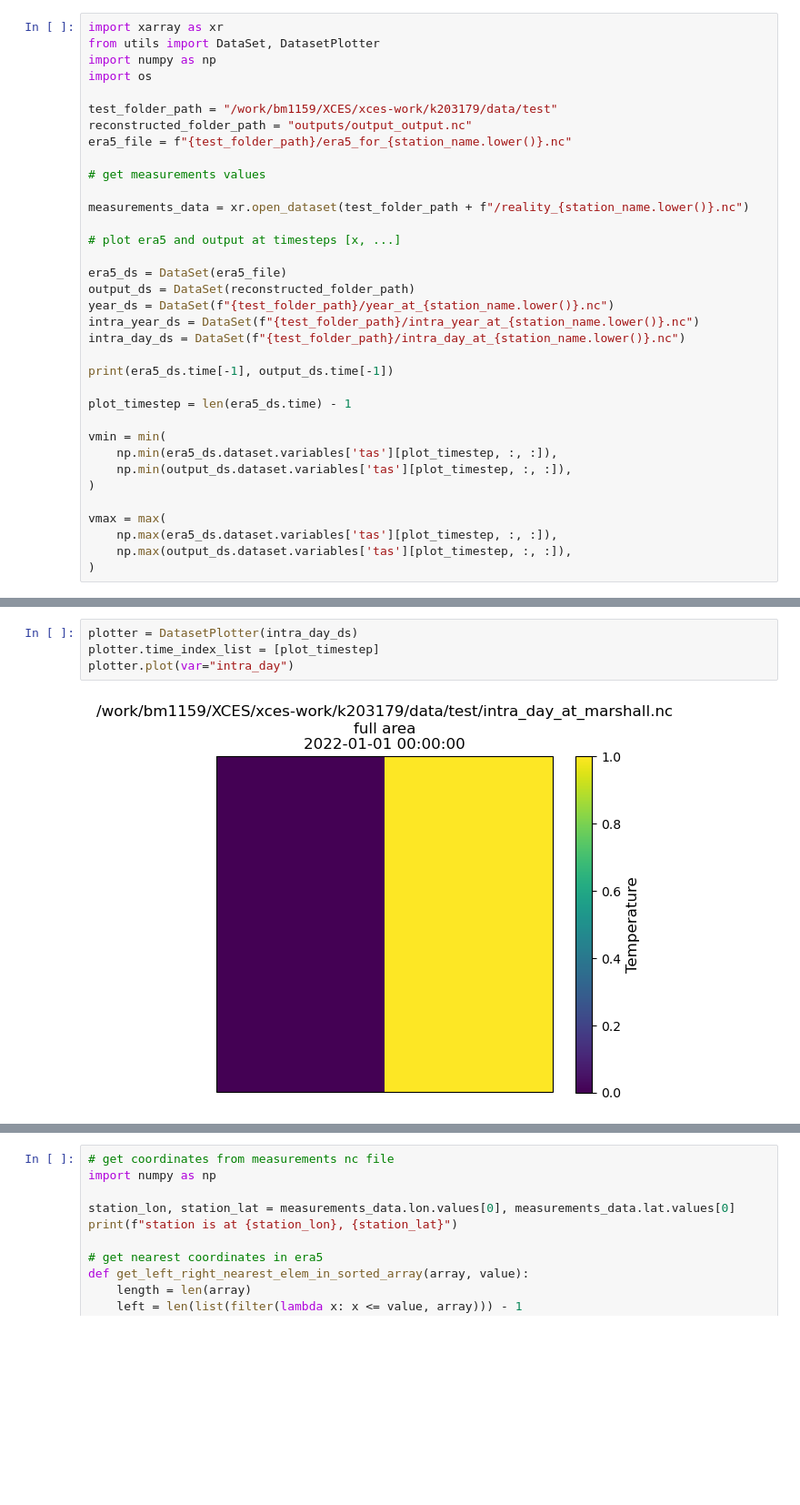
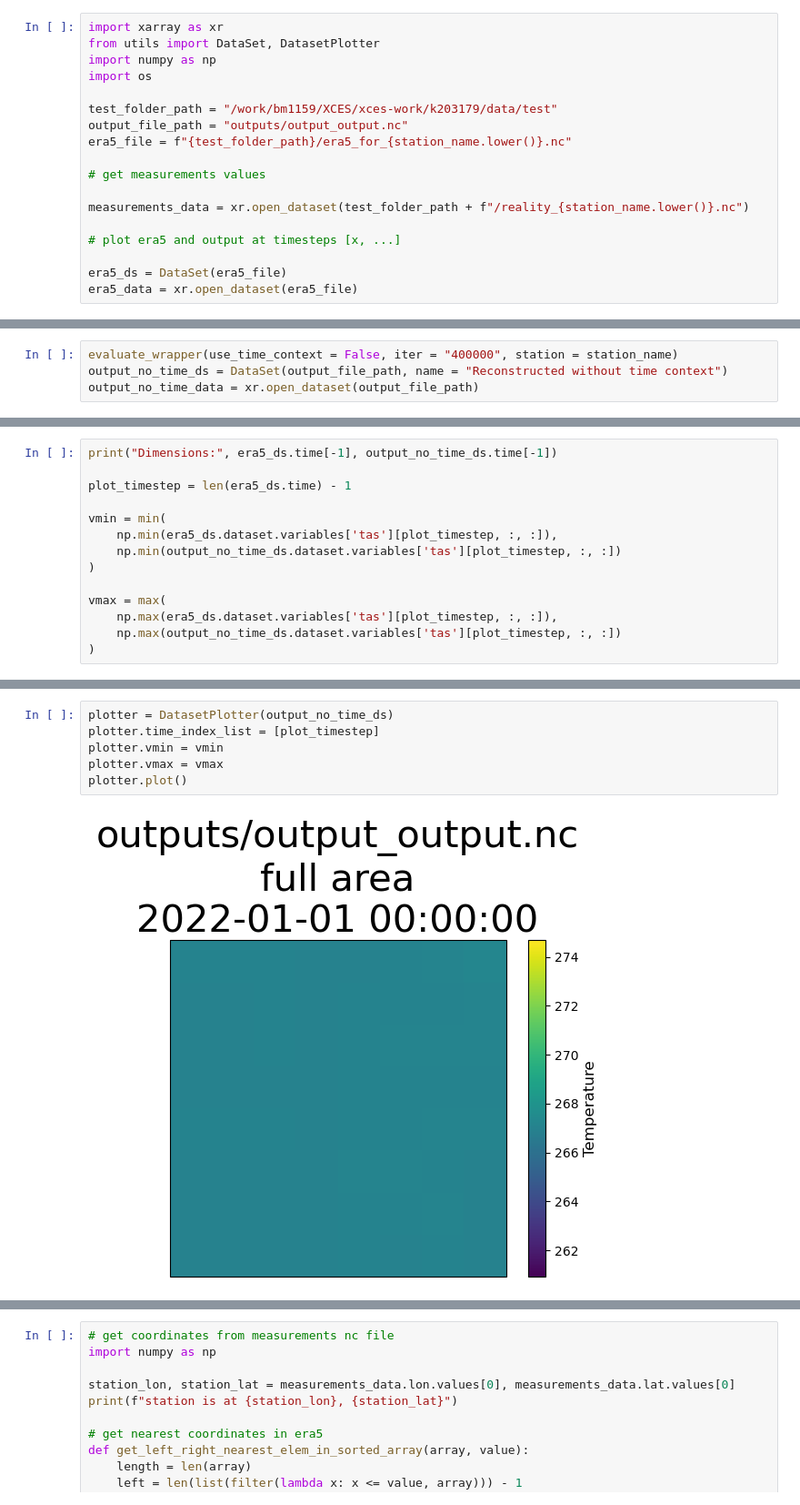
Before and after one commit to TimoWacke/BachelorThesis, a Jupyter notebook: station_reconstruct/evaluate_station_model.ipynb, the cells around one changed output, grey strips where cells are left out. Shown at 91% size. Saved outputs shown, nothing was run; the diff lists cells and outputs as text; blank space fills up the shorter version.

Commit message:
comparision plotting

```diff
--- a/station_reconstruct/evaluate_station_model.ipynb
+++ b/station_reconstruct/evaluate_station_model.ipynb
@@ -14,7 +46,7 @@ import numpy as np
 import os
 
 test_folder_path = "/work/bm1159/XCES/xces-work/k203179/data/test"
-reconstructed_folder_path = "outputs/output_output.nc"
+output_file_path = "outputs/output_output.nc"
 era5_file = f"{test_folder_path}/era5_for_{station_name.lower()}.nc"
 
 # get measurements values
@@ -24,21 +56,4 @@ measurements_data = xr.open_dataset(test_folder_path + f"/reality_{station_name.
 # plot era5 and output at timesteps [x, ...]
 
 era5_ds = DataSet(era5_file)
-output_ds = DataSet(reconstructed_folder_path)
-year_ds = DataSet(f"{test_folder_path}/year_at_{station_name.lower()}.nc")
-intra_year_ds = DataSet(f"{test_folder_path}/intra_year_at_{station_name.lower()}.nc")
-intra_day_ds = DataSet(f"{test_folder_path}/intra_day_at_{station_name.lower()}.nc")
-
-print(era5_ds.time[-1], output_ds.time[-1])
-
-plot_timestep = len(era5_ds.time) - 1
-
-vmin = min(
-    np.min(era5_ds.dataset.variables['tas'][plot_timestep, :, :]),
-    np.min(output_ds.dataset.variables['tas'][plot_timestep, :, :]),
-)
-
-vmax = max(
-    np.max(era5_ds.dataset.variables['tas'][plot_timestep, :, :]),
-    np.max(output_ds.dataset.variables['tas'][plot_timestep, :, :]),
-)
+era5_data = xr.open_dataset(era5_file)
@@ -46,0 +62,4 @@ vmax = max(
+# %%
+evaluate_wrapper(use_time_context = False, iter = "400000", station = station_name)
+output_no_time_ds = DataSet(output_file_path, name = "Reconstructed without time context")
+output_no_time_data = xr.open_dataset(output_file_path)
@@ -46,0 +72,14 @@ vmax = max(
+# %%
+print("Dimensions:", era5_ds.time[-1], output_no_time_ds.time[-1])
+
+plot_timestep = len(era5_ds.time) - 1
+
+vmin = min(
+    np.min(era5_ds.dataset.variables['tas'][plot_timestep, :, :]),
+    np.min(output_no_time_ds.dataset.variables['tas'][plot_timestep, :, :])
+)
+
+vmax = max(
+    np.max(era5_ds.dataset.variables['tas'][plot_timestep, :, :]),
+    np.max(output_no_time_ds.dataset.variables['tas'][plot_timestep, :, :])
+)
@@ -56,7 +99,9 @@ plotter.plot()
 # %%
-plotter = DatasetPlotter(intra_day_ds)
+plotter = DatasetPlotter(output_no_time_ds)
 plotter.time_index_list = [plot_timestep]
-plotter.plot(var="intra_day")
+plotter.vmin = vmin
+plotter.vmax = vmax
+plotter.plot()
 # %% [output]
-[figure, old version]
+[figure, new version]
 # %%
```
Also changed, not shown: parts of 19 cells of this notebook, 5 other files.
